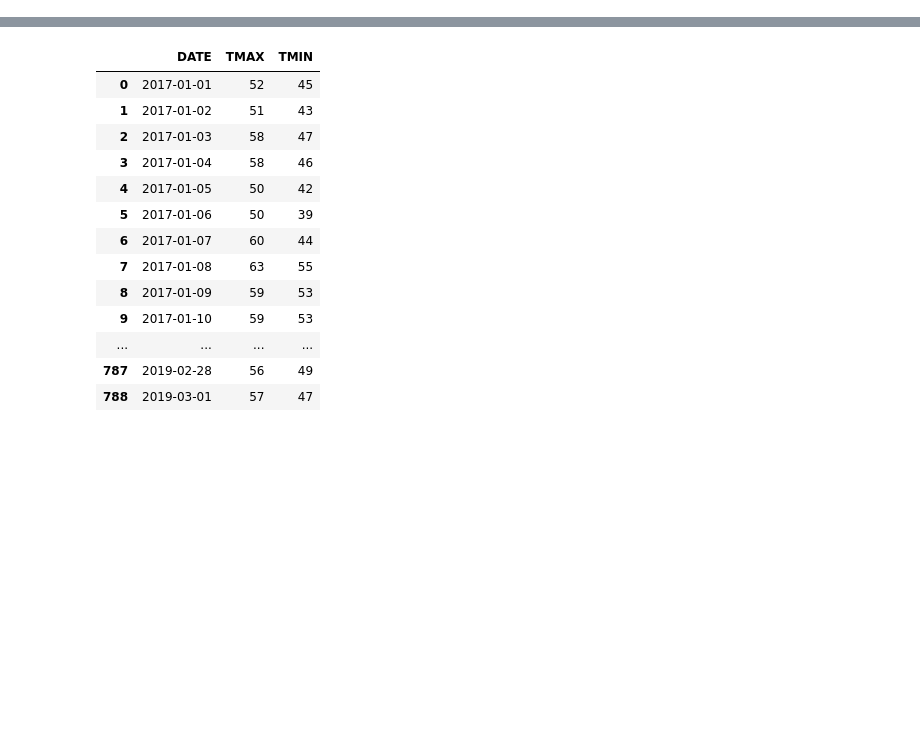
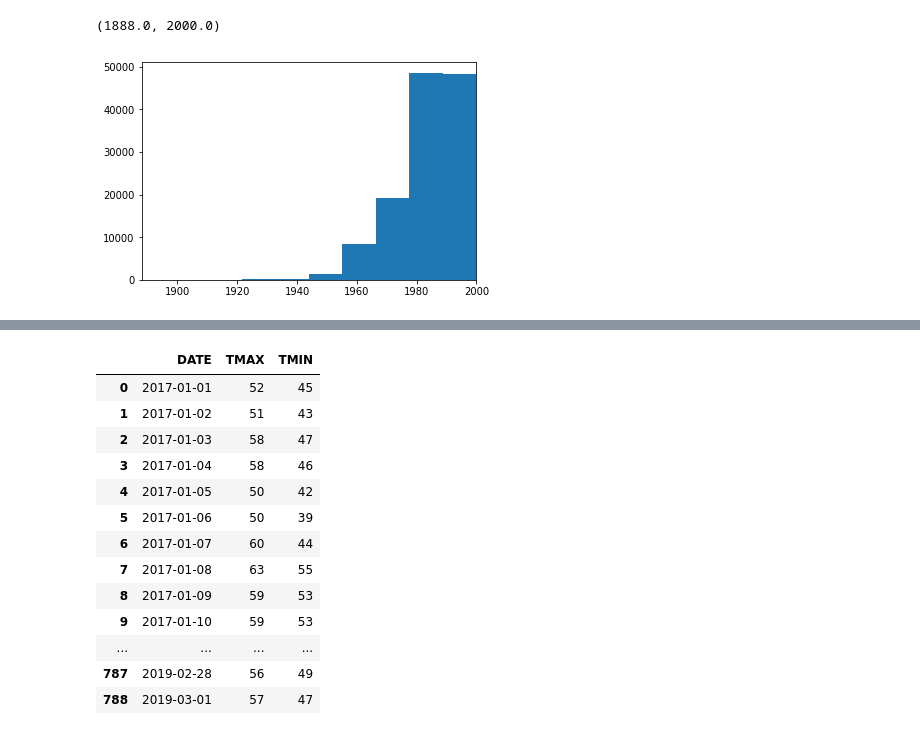
Before and after one commit to david-yang2/Capstone_Project, a Jupyter notebook: Untitled.ipynb, the cells around one changed output, grey strips where cells are left out. Drawn from its saved outputs; the diff is of its cells as text; code cells hidden in the pictures; blank space fills up the shorter version.

```diff
--- a/Untitled.ipynb
+++ b/Untitled.ipynb
@@ -58,0 +113,7 @@ trips['trip_date'] = trips.start_time.dt.date
+# %%
+
+plt.hist(df.member_birth_year[df.member_birth_year.notna()])
+plt.xlim(df.member_birth_year.min(), df.member_birth_year.max())
+# %% [output]
+(1888.0, 2000.0)
+[figure, added]
```
Also changed, not shown: parts of 15 cells of this notebook, 1 other file.
